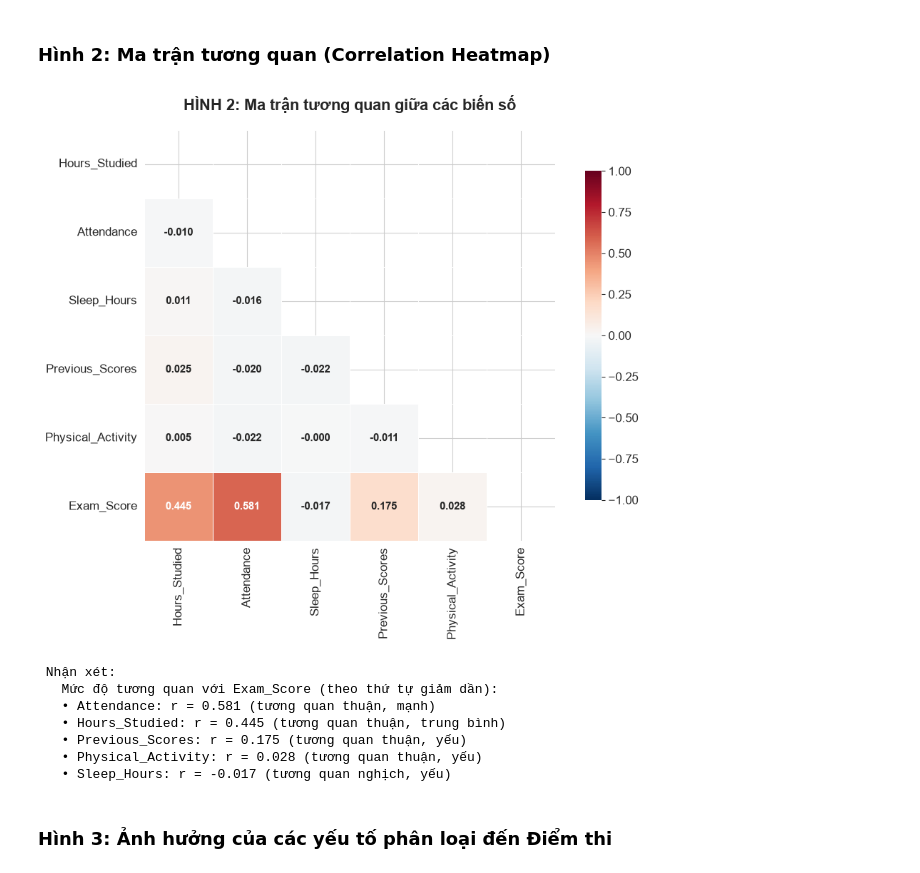
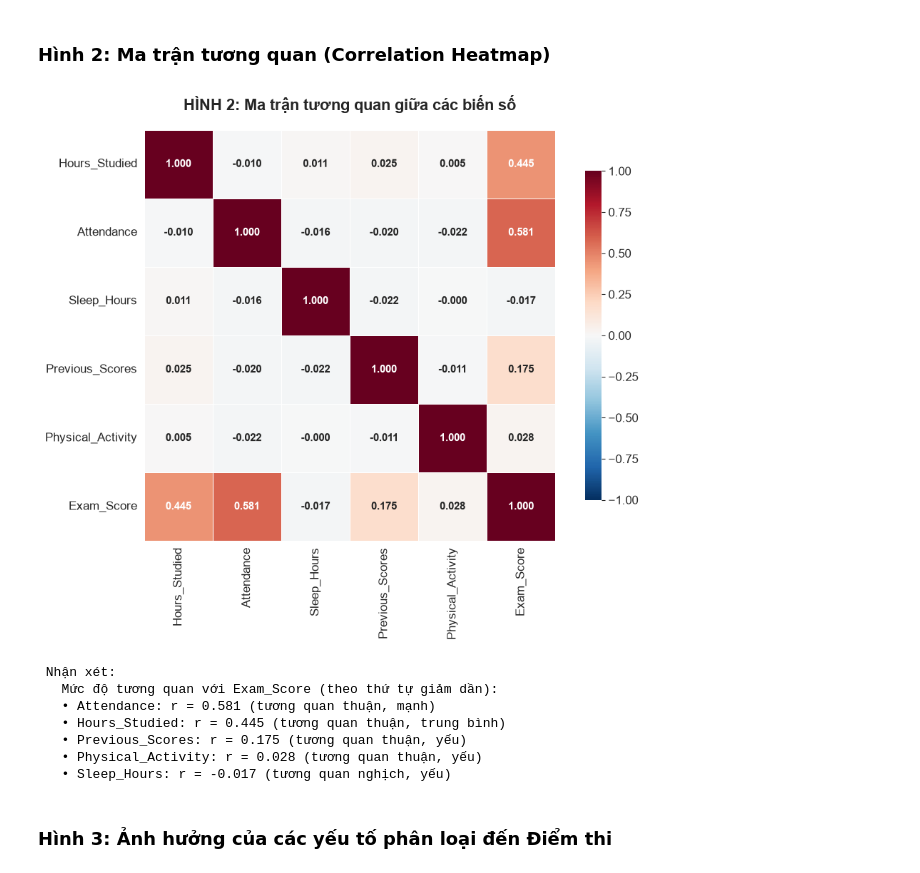
Before and after one commit to baole16/ADY201m, a Jupyter notebook: 4_Source Code/StudentPerformanceAnalysis.ipynb, the cells around one changed output. Drawn from its saved outputs; the diff is of its cells as text; code cells hidden in the pictures.

Commit message:
Show full correlation matrix heatmap without upper-triangle mask

```diff
--- a/4_Source Code/StudentPerformanceAnalysis.ipynb
+++ b/4_Source Code/StudentPerformanceAnalysis.ipynb
@@ -383,29 +383,28 @@ print(f"\n Nhận xét: Điểm thi có phân phối gần chuẩn với trung b
 # %%
 # HÌNH 2: Correlation Heatmap
 fig, ax = plt.subplots(figsize=(10, 8))
 
 corr_matrix = df[numeric_cols].corr()
-mask = np.triu(np.ones_like(corr_matrix, dtype=bool))
 
-sns.heatmap(corr_matrix, mask=mask, annot=True, fmt='.3f', cmap='RdBu_r',
+sns.heatmap(corr_matrix, annot=True, fmt='.3f', cmap='RdBu_r',
             center=0, vmin=-1, vmax=1, square=True,
             linewidths=0.5, cbar_kws={"shrink": 0.8},
             annot_kws={"size": 11, "fontweight": "bold"}, ax=ax)
 
 ax.set_title('HÌNH 2: Ma trận tương quan giữa các biến số', fontsize=16, fontweight='bold', pad=20)
 plt.tight_layout()
 plt.show()
 
 print("\n Nhận xét:")
 # Tìm cặp biến có tương quan cao nhất với Exam_Score
 exam_corr = corr_matrix['Exam_Score'].drop('Exam_Score').abs().sort_values(ascending=False)
 print("   Mức độ tương quan với Exam_Score (theo thứ tự giảm dần):")
 for var, val in exam_corr.items():
     direction = "thuận" if corr_matrix.loc[var, 'Exam_Score'] > 0 else "nghịch"
     strength = "mạnh" if val > 0.5 else "trung bình" if val > 0.3 else "yếu"
     print(f"   • {var}: r = {corr_matrix.loc[var, 'Exam_Score']:.3f} (tương quan {direction}, {strength})")
 # %% [output]
-[figure, old version]
+[figure, new version]
  Nhận xét:
    Mức độ tương quan với Exam_Score (theo thứ tự giảm dần):
    • Attendance: r = 0.581 (tương quan thuận, mạnh)
```
Also changed, not shown: 9 other files.
